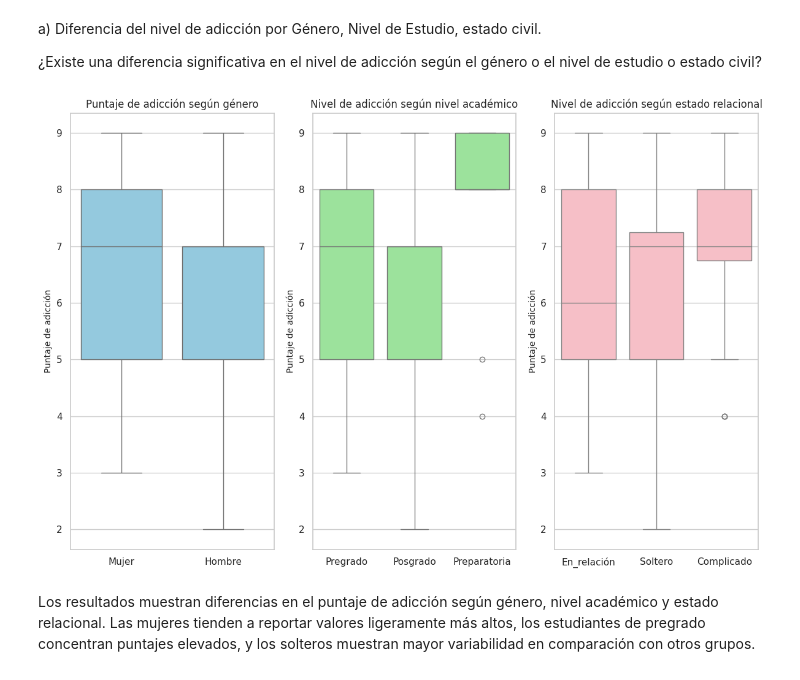
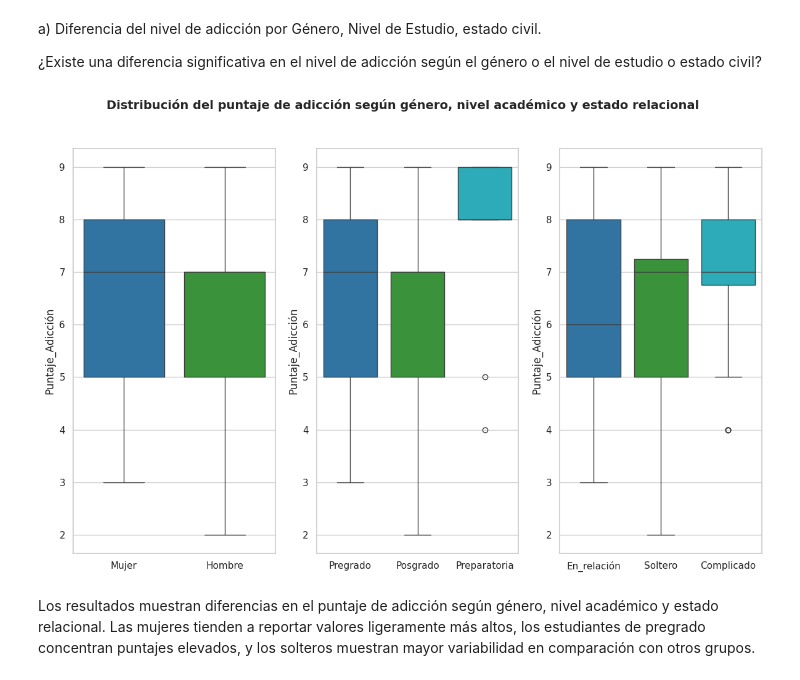
Before and after one commit to vazquezsilvana/Data-Science-II-EntregaFinal, a Jupyter notebook: VazquezSilvana_EntregaFinalDSII.ipynb, the cells around one changed output. Drawn from its saved outputs; the diff is of its cells as text; code cells hidden in the pictures.

```diff
--- a/VazquezSilvana_EntregaFinalDSII.ipynb
+++ b/VazquezSilvana_EntregaFinalDSII.ipynb
@@ -490,28 +490,42 @@ a) Diferencia del nivel de adicción por Género, Nivel de Estudio, estado civil
 # %%
 fig, axes = plt.subplots(1, 3, figsize=(12,8))
 
 # 1. Puntaje de adicción según género
-sns.boxplot(x=df['Género'], y=df['Puntaje_Adicción'], color="skyblue", ax=axes[0])
-axes[0].set_title("Puntaje de adicción según género", fontsize=12)
-axes[0].set_xlabel("")
-axes[0].set_ylabel("Puntaje de adicción", fontsize=10)
+sns.boxplot(
+    x='Género', y='Puntaje_Adicción',
+    hue='Género', data=df,
+    palette=academic_palette[:df['Género'].nunique()],
+    legend=False, ax=axes[0],
+)
 
 # 2. Nivel de adicción según nivel académico
-sns.boxplot(x=df['Nivel_Académico'], y=df['Puntaje_Adicción'], color="lightgreen", ax=axes[1])
-axes[1].set_title("Nivel de adicción según nivel académico", fontsize=12)
-axes[1].set_xlabel("")
-axes[1].set_ylabel("Puntaje de adicción", fontsize=10)
+sns.boxplot(
+    x='Nivel_Académico', y='Puntaje_Adicción',
+    hue='Nivel_Académico', data=df,
+    palette=academic_palette[:df['Nivel_Académico'].nunique()],
+    legend=False, ax=axes[1]
+)
 
 # 3. Nivel de adicción según estado relacional
-sns.boxplot(x=df['Estado_Relacional'], y=df['Puntaje_Adicción'], color="lightpink", ax=axes[2])
-axes[2].set_title("Nivel de adicción según estado relacional", fontsize=12)
+sns.boxplot(
+    x='Estado_Relacional', y='Puntaje_Adicción',
+    hue='Estado_Relacional', data=df,
+    palette=academic_palette[:df['Estado_Relacional'].nunique()],
+    legend=False, ax=axes[2]
+)
+
+# saco los label
+axes[0].set_xlabel("")
+axes[1].set_xlabel("")
 axes[2].set_xlabel("")
-axes[2].set_ylabel("Puntaje de adicción", fontsize=10)
 
-plt.tight_layout()
+
+fig.suptitle("Distribución del puntaje de adicción según género, nivel académico y estado relacional",
+             fontsize=14, fontweight='bold')
+plt.tight_layout(rect=[0, 0, 1, 0.95])
 plt.show()
 # %% [output]
-[figure, old version]
+[figure, new version]
 # %% [markdown]
 Los resultados muestran diferencias en el puntaje de adicción según género, nivel académico y estado relacional. Las mujeres tienden a reportar valores ligeramente más altos, los estudiantes de pregrado concentran puntajes elevados, y los solteros muestran mayor variabilidad en comparación con otros grupos.
 # %%
```
